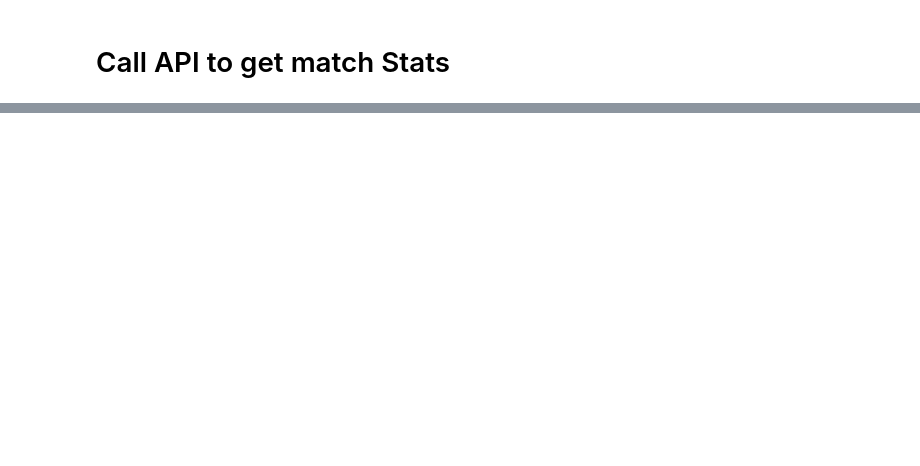
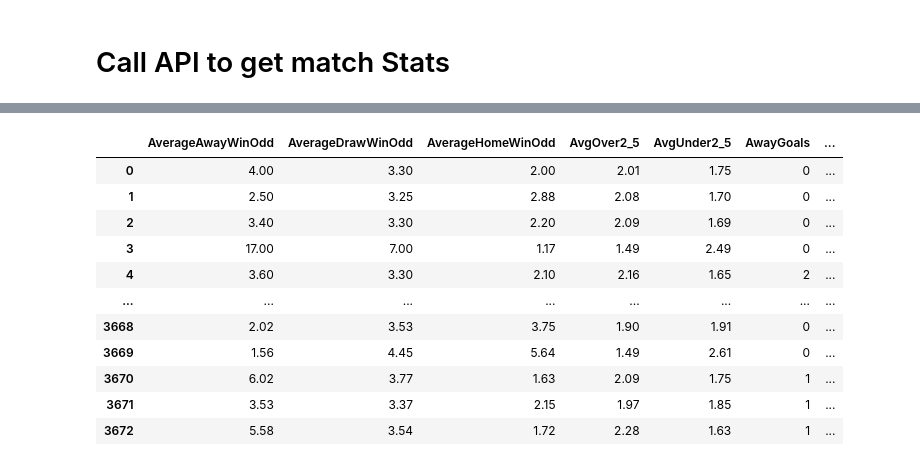
Before and after one commit to LuisSimoes17/football-forecast, a Jupyter notebook: data_prep.ipynb, the cells around one changed output, grey strips where cells are left out. Drawn from its saved outputs; the diff is of its cells as text; code cells hidden in the pictures; blank space fills up the shorter version.

```diff
--- a/data_prep.ipynb
+++ b/data_prep.ipynb
@@ -92,0 +207,86 @@ df_home_stats
+# %%
+try:
+    footballdata_wTeamStats = pd.read_csv(footballdata_wTeamStats_outputPath, index_col=0)
+except FileNotFoundError:
+    footballdata_wTeamStats = pd.DataFrame()
+
+start_idx = len(footballdata_wTeamStats)
+print(start_idx)
+
+count = 0
+for index, row in footballdata_wIndexes[start_idx:].iterrows():
+
+    try:
+
+        # subtract 1 day to get stats prior to the match
+        date = (datetime.strptime(row['Date'], '%d/%m/%Y')-timedelta(days=1)).strftime("%Y-%m-%d")
+        home_id = row['HomeTeamid']
+        away_id = row['AwayTeamId']
+        league_id = row['Div']
+        season = row['Season']
+
+        # api connection
+        conn = http.client.HTTPSConnection("v3.football.api-sports.io")
+        headers = {
+            'x-rapidapi-host': "v3.football.api-sports.io",
+            'x-rapidapi-key': "15f514ec0209e0f49397240d5e166bd9"
+            }
+        data = []
+
+        # home team
+        conn.request("GET",
+             f"https://v3.football.api-sports.io/teams/statistics?league={league_id}&season={season}&team={home_id}&date={date}",
+             headers=headers)
+        res = conn.getresponse()
+        data = res.read()
+        home_data = json.loads(data.decode("utf-8"))
+        count+=1
+
+        # away team
+        conn.request("GET",
+             f"https://v3.football.api-sports.io/teams/statistics?league={league_id}&season={season}&team={away_id}&date={date}",
+             headers=headers)
+        res = conn.getresponse()
+        data = res.read()
+        away_data = json.loads(data.decode("utf-8"))
+        count+=1
+
+        values = []
+        columns = []
+        for i in range(2):
+            if i == 0:
+                team_stats = home_data
+                header_ini = 'home_'
+            elif i == 1:
+                team_stats = away_data
+                header_ini = 'away_'
+
+            for (keys, column) in keys_columns:
+                value = team_stats['response']
+                for key in keys:
+                    value = value[key]
+                columns.append(header_ini+column)
+                values.append(value)
+
+        row = row.append(pd.Series(values, index=columns))
+
+        footballdata_wTeamStats = footballdata_wTeamStats.append(row, ignore_index=True)
+
+        # don't exceed api daily limit
+        if count >= api_dailyLimit:
+            break
+        elif count%1000 == 0:
+            print(f"We're here: Daily Requests:{int(count)}, Table Size:{index}")
+
+        time.sleep(0.4)
+
+    except Exception as e:
+        print(home_data)
+        print(away_data)
+        print(e)
+        print(f"We stopped here: {int(count)}, {index}")
+        break
+
+footballdata_wTeamStats.to_csv(footballdata_wTeamStats_outputPath)
+footballdata_wTeamStats
+# %% [output]
@@ -92,0 +301,12 @@ df_home_stats
+|  | AverageAwayWinOdd | AverageDrawWinOdd | AverageHomeWinOdd | AvgOver2_5 | AvgUnder2_5 | AwayGoals | ... |
+| 0 | 4.00 | 3.30 | 2.00 | 2.01 | 1.75 | 0 | ... |
+| 1 | 2.50 | 3.25 | 2.88 | 2.08 | 1.70 | 0 | ... |
+| 2 | 3.40 | 3.30 | 2.20 | 2.09 | 1.69 | 0 | ... |
+| 3 | 17.00 | 7.00 | 1.17 | 1.49 | 2.49 | 0 | ... |
+| 4 | 3.60 | 3.30 | 2.10 | 2.16 | 1.65 | 2 | ... |
+| ... | ... | ... | ... | ... | ... | ... | ... |
+| 3668 | 2.02 | 3.53 | 3.75 | 1.90 | 1.91 | 0 | ... |
+| 3669 | 1.56 | 4.45 | 5.64 | 1.49 | 2.61 | 0 | ... |
+| 3670 | 6.02 | 3.77 | 1.63 | 2.09 | 1.75 | 1 | ... |
+| 3671 | 3.53 | 3.37 | 2.15 | 1.97 | 1.85 | 1 | ... |
+| 3672 | 5.58 | 3.54 | 1.72 | 2.28 | 1.63 | 1 | ... |
```
Also changed, not shown: parts of 10 cells of this notebook, 2 other files.
